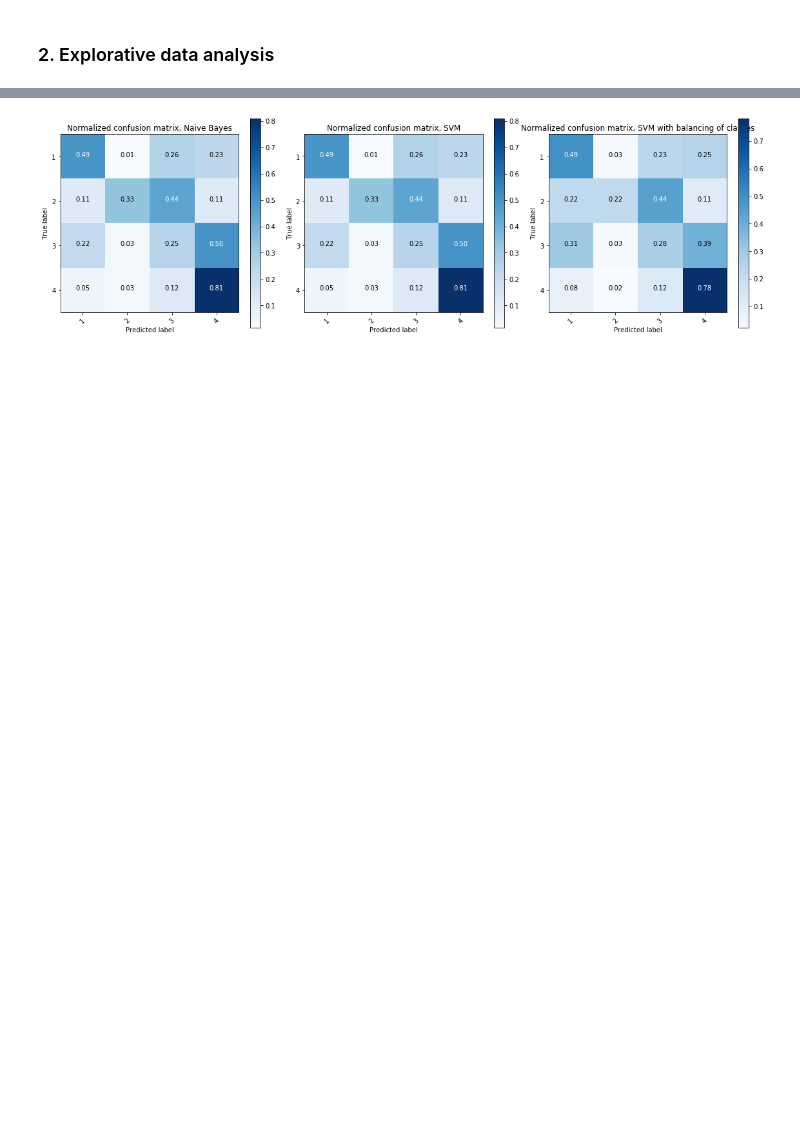
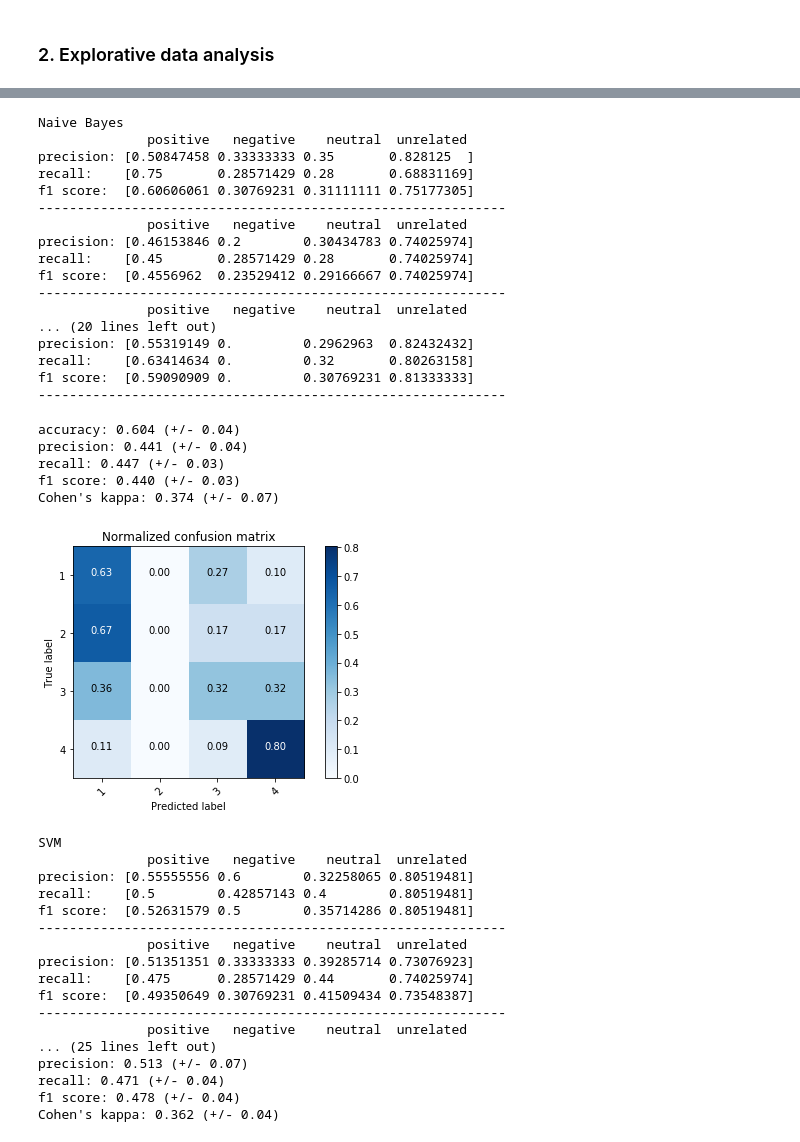
Before and after one commit to veeraita/twitter-climate-change, a Jupyter notebook: notebooks/content_based/classify_tweets.ipynb, the cells around one changed output, grey strips where cells are left out. Drawn from its saved outputs; the diff is of its cells as text; code cells hidden in the pictures; blank space fills up the shorter version.

```diff
--- a/notebooks/content_based/classify_tweets.ipynb
+++ b/notebooks/content_based/classify_tweets.ipynb
@@ -145,27 +102,3 @@ def plot_confusion_matrix(cm, classes,
     plt.tight_layout()
     plt.ylabel('True label')
     plt.xlabel('Predicted label')
-# %%
-# Compute confusion matrix
-class_labels = [str(i+1) for i in range(4)]
-y_pred_nb = classifier_sgd.predict(X_test)
-y_pred_sgd = classifier_sgd.predict(X_test)
-y_pred_sgd_balanced = classifier_sgd_balanced.predict(X_test)
-cnf_matrix_nb = confusion_matrix(y_test, y_pred_nb)
-cnf_matrix_sgd = confusion_matrix(y_test, y_pred_sgd)
-cnf_matrix_sgd_balanced = confusion_matrix(y_test, y_pred_sgd_balanced)
-np.set_printoptions(precision=2)
-
-# Plot normalized confusion matrices
-plt.figure(figsize=(16, 5))
-plt.subplot(131)
-plot_confusion_matrix(cnf_matrix_nb, classes=class_labels, normalize=True,
-                      title='Normalized confusion matrix, Naive Bayes')
-plt.subplot(132)
-plot_confusion_matrix(cnf_matrix_sgd, classes=class_labels, normalize=True,
-                      title='Normalized confusion matrix, SVM')
-plt.subplot(133)
-plot_confusion_matrix(cnf_matrix_sgd_balanced, classes=class_labels, normalize=True,
-                      title='Normalized confusion matrix, SVM with balancing of classes')
-# %% [output]
-[figure, removed]
@@ -171,0 +154,46 @@ plot_confusion_matrix(cnf_matrix_sgd_balanced, classes=class_labels, normalize=T
+# %%
+for clf, title in classifiers:
+    print(title)
+    cv(7, X, y, clf, 'macro')
+    print('\n')
+# %% [output]
+Naive Bayes
+              positive   negative    neutral  unrelated
+precision: [0.50847458 0.33333333 0.35       0.828125  ]
+recall:    [0.75       0.28571429 0.28       0.68831169]
+f1 score:  [0.60606061 0.30769231 0.31111111 0.75177305]
+------------------------------------------------------------
+              positive   negative    neutral  unrelated
+precision: [0.46153846 0.2        0.30434783 0.74025974]
+recall:    [0.45       0.28571429 0.28       0.74025974]
+f1 score:  [0.4556962  0.23529412 0.29166667 0.74025974]
+------------------------------------------------------------
+              positive   negative    neutral  unrelated
+... (20 lines left out)
+precision: [0.55319149 0.         0.2962963  0.82432432]
+recall:    [0.63414634 0.         0.32       0.80263158]
+f1 score:  [0.59090909 0.         0.30769231 0.81333333]
+------------------------------------------------------------
+accuracy: 0.604 (+/- 0.04)
+precision: 0.441 (+/- 0.04)
+recall: 0.447 (+/- 0.03)
+f1 score: 0.440 (+/- 0.03)
+Cohen's kappa: 0.374 (+/- 0.07)
+[figure, added]
+SVM
+              positive   negative    neutral  unrelated
+precision: [0.55555556 0.6        0.32258065 0.80519481]
+recall:    [0.5        0.42857143 0.4        0.80519481]
+f1 score:  [0.52631579 0.5        0.35714286 0.80519481]
+------------------------------------------------------------
+              positive   negative    neutral  unrelated
+precision: [0.51351351 0.33333333 0.39285714 0.73076923]
+recall:    [0.475      0.28571429 0.44       0.74025974]
+f1 score:  [0.49350649 0.30769231 0.41509434 0.73548387]
+------------------------------------------------------------
+              positive   negative    neutral  unrelated
+... (25 lines left out)
+precision: 0.513 (+/- 0.07)
+recall: 0.471 (+/- 0.04)
+f1 score: 0.478 (+/- 0.04)
+Cohen's kappa: 0.362 (+/- 0.04)
```
Also changed, not shown: parts of 14 cells of this notebook.
